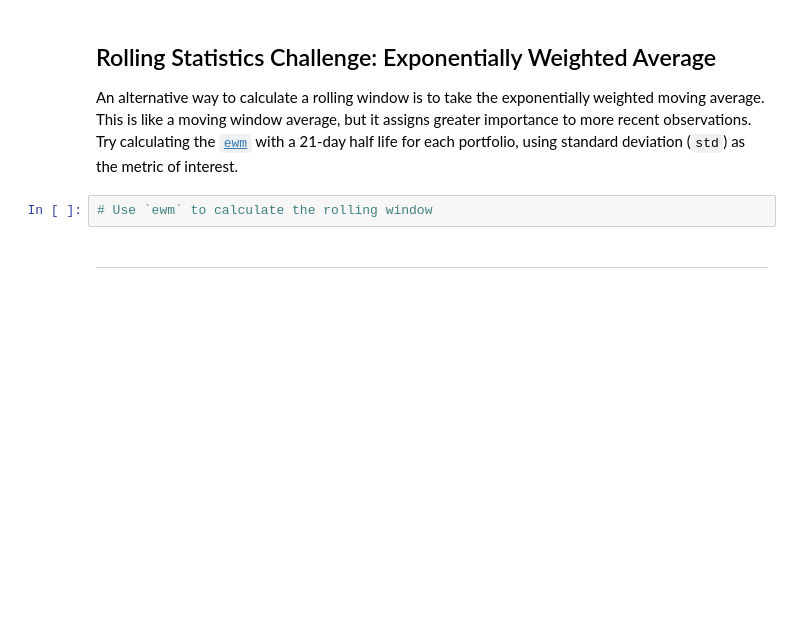
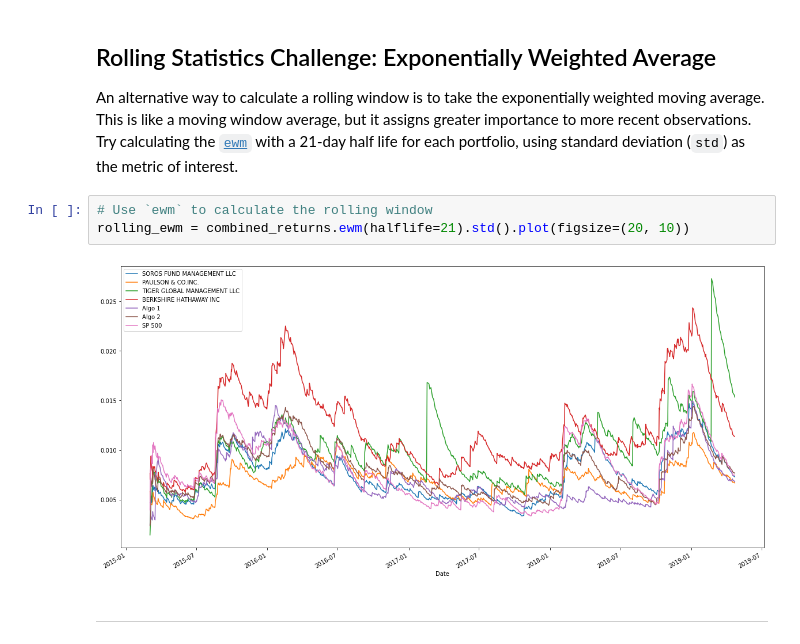
Before and after one commit to Olegreg762/FintechBootcamp, a Jupyter notebook: pandas_homework/Instructions/Starter_Code/whale_analysis.ipynb, the cells around one changed output. Drawn from its saved outputs; the diff is of its cells as text; blank space fills up the shorter version.

```diff
--- a/pandas_homework/Instructions/Starter_Code/whale_analysis.ipynb
+++ b/pandas_homework/Instructions/Starter_Code/whale_analysis.ipynb
@@ -350,6 +360,9 @@ daily_std.plot(figsize=(20, 5))
 An alternative way to calculate a rolling window is to take the exponentially weighted moving average. This is like a moving window average, but it assigns greater importance to more recent observations. Try calculating the [`ewm`](https://pandas.pydata.org/pandas-docs/stable/reference/api/pandas.DataFrame.ewm.html) with a 21-day half life for each portfolio, using standard deviation (`std`) as the metric of interest.
 # %%
 # Use `ewm` to calculate the rolling window
+rolling_ewm = combined_returns.ewm(halflife=21).std().plot(figsize=(20, 10))
+# %% [output]
+[figure, added]
 # %% [markdown]
 ---
 # %% [markdown]
```
Also changed, not shown: parts of 5 cells of this notebook.
